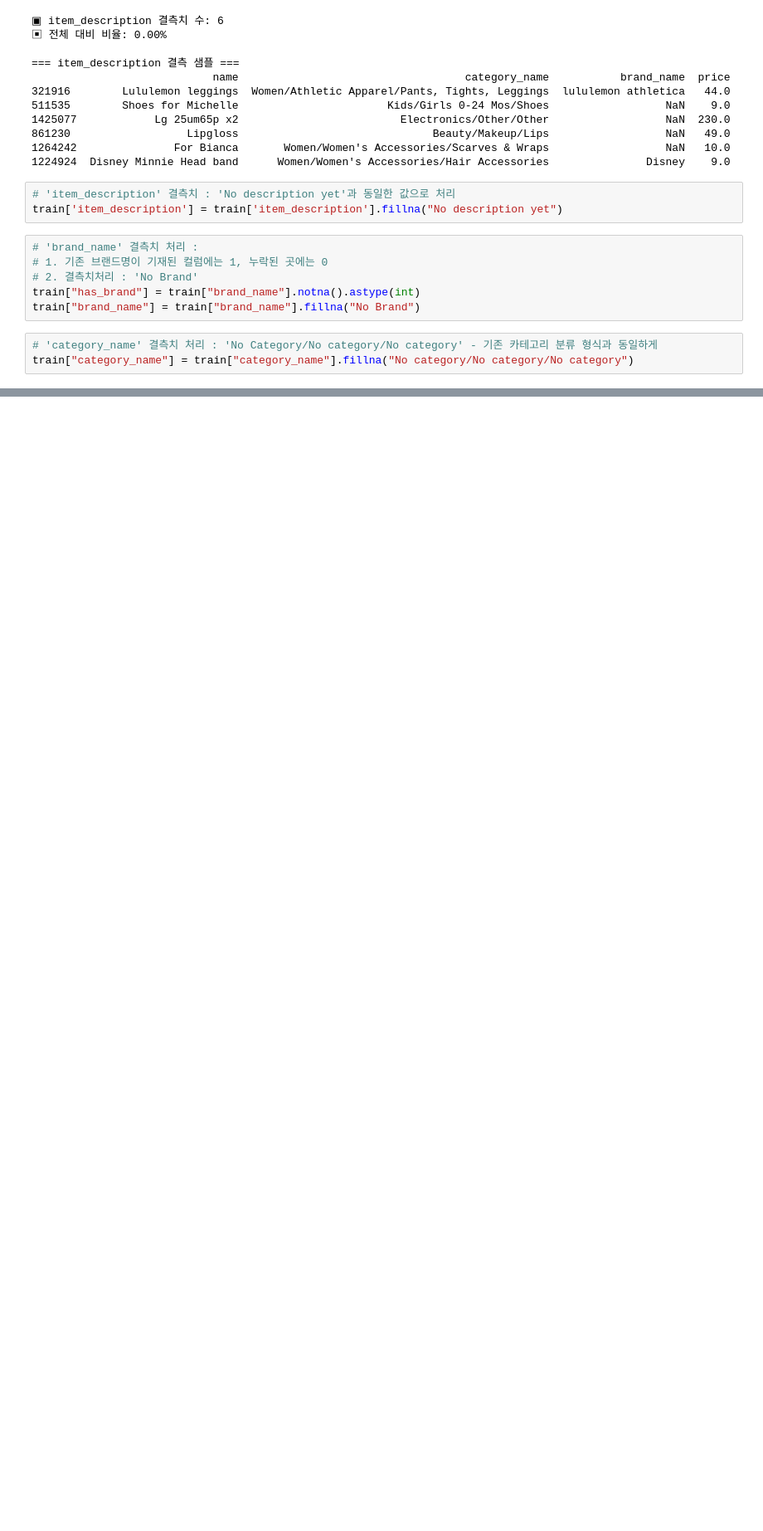
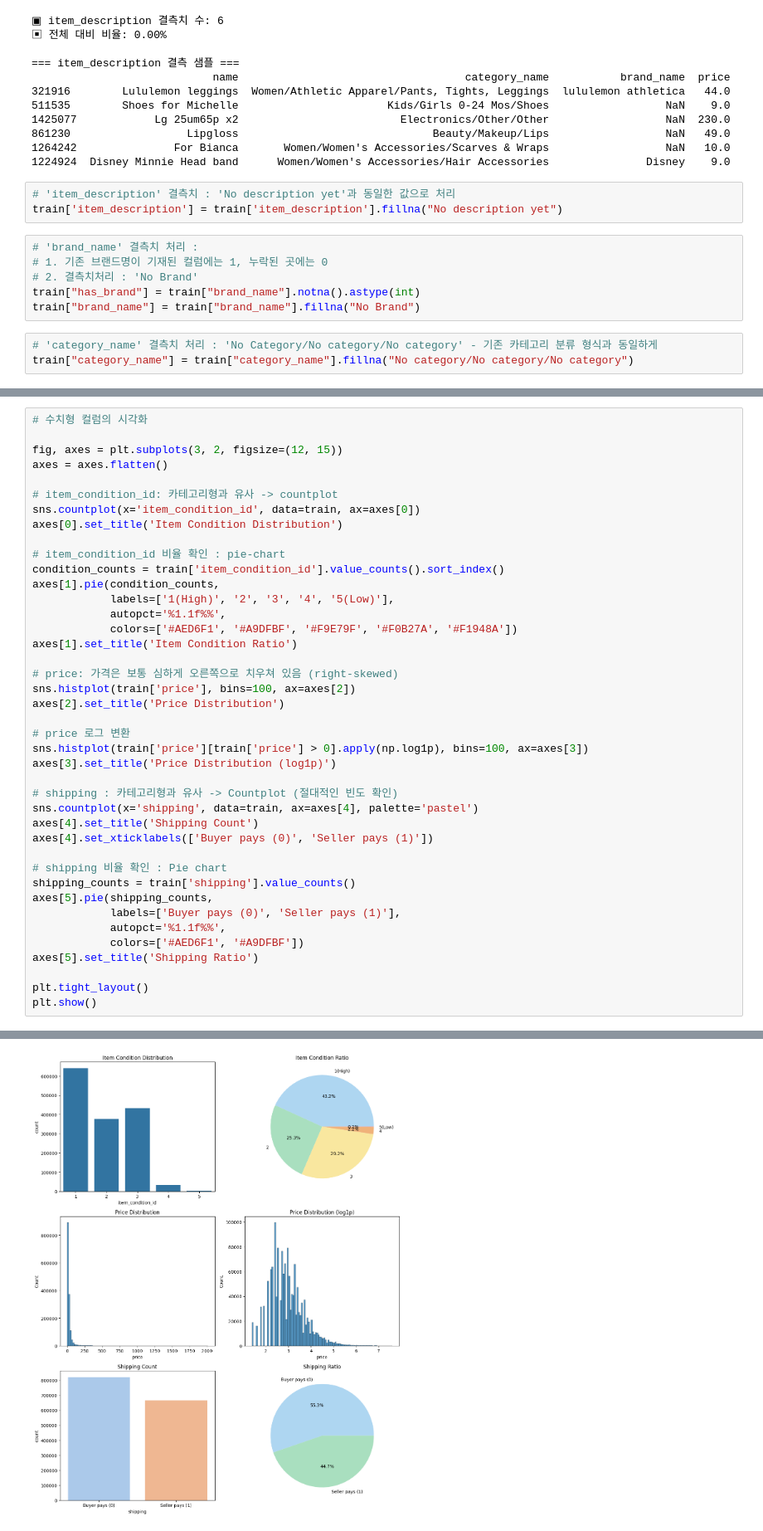
Before and after one commit to hoongg7755/404, a Jupyter notebook: dataton_project_train_v4.ipynb, the cells around one changed output, grey strips where cells are left out. Shown at 83% size. Drawn from its saved outputs; the diff is of its cells as text; blank space fills up the shorter version.

```diff
--- a/dataton_project_train_v4.ipynb
+++ b/dataton_project_train_v4.ipynb
@@ -348,0 +338,42 @@ train.head()
+# %%
+# 수치형 컬럼의 시각화
+
+fig, axes = plt.subplots(3, 2, figsize=(12, 15))
+axes = axes.flatten()
+
+# item_condition_id: 카테고리형과 유사 -> countplot
+sns.countplot(x='item_condition_id', data=train, ax=axes[0])
+axes[0].set_title('Item Condition Distribution')
+
+# item_condition_id 비율 확인 : pie-chart
+condition_counts = train['item_condition_id'].value_counts().sort_index()
+axes[1].pie(condition_counts,
+            labels=['1(High)', '2', '3', '4', '5(Low)'],
+            autopct='%1.1f%%',
+            colors=['#AED6F1', '#A9DFBF', '#F9E79F', '#F0B27A', '#F1948A'])
+axes[1].set_title('Item Condition Ratio')
+
+# price: 가격은 보통 심하게 오른쪽으로 치우쳐 있음 (right-skewed)
+sns.histplot(train['price'], bins=100, ax=axes[2])
+axes[2].set_title('Price Distribution')
+
+# price 로그 변환
+sns.histplot(train['price'][train['price'] > 0].apply(np.log1p), bins=100, ax=axes[3])
+axes[3].set_title('Price Distribution (log1p)')
+
+# shipping : 카테고리형과 유사 -> Countplot (절대적인 빈도 확인)
+sns.countplot(x='shipping', data=train, ax=axes[4], palette='pastel')
+axes[4].set_title('Shipping Count')
+axes[4].set_xticklabels(['Buyer pays (0)', 'Seller pays (1)'])
+
+# shipping 비율 확인 : Pie chart
+shipping_counts = train['shipping'].value_counts()
+axes[5].pie(shipping_counts,
+            labels=['Buyer pays (0)', 'Seller pays (1)'],
+            autopct='%1.1f%%',
+            colors=['#AED6F1', '#A9DFBF'])
+axes[5].set_title('Shipping Ratio')
+
+plt.tight_layout()
+plt.show()
+# %% [output]
@@ -348,0 +383 @@ train.head()
+[figure, added]
```
Also changed, not shown: parts of 42 cells of this notebook.
